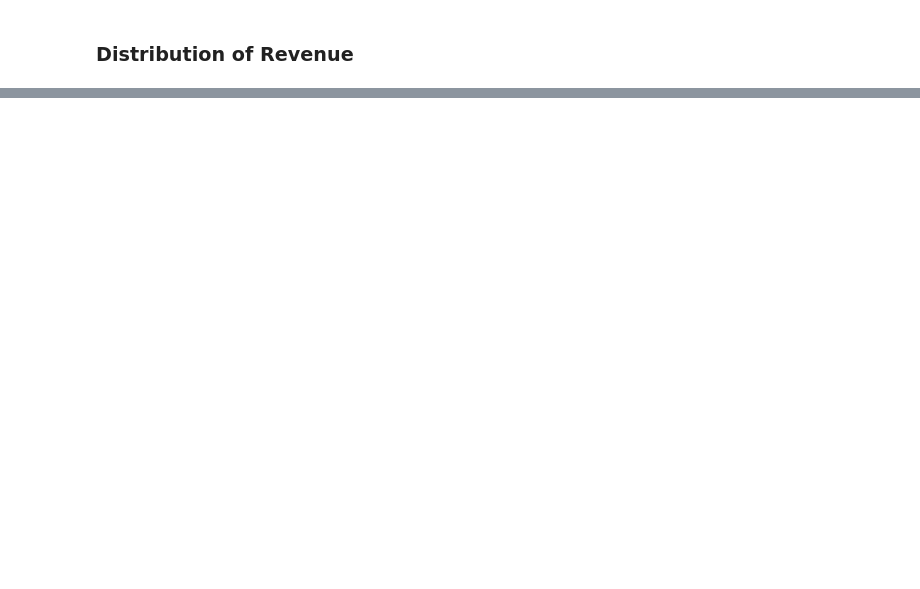
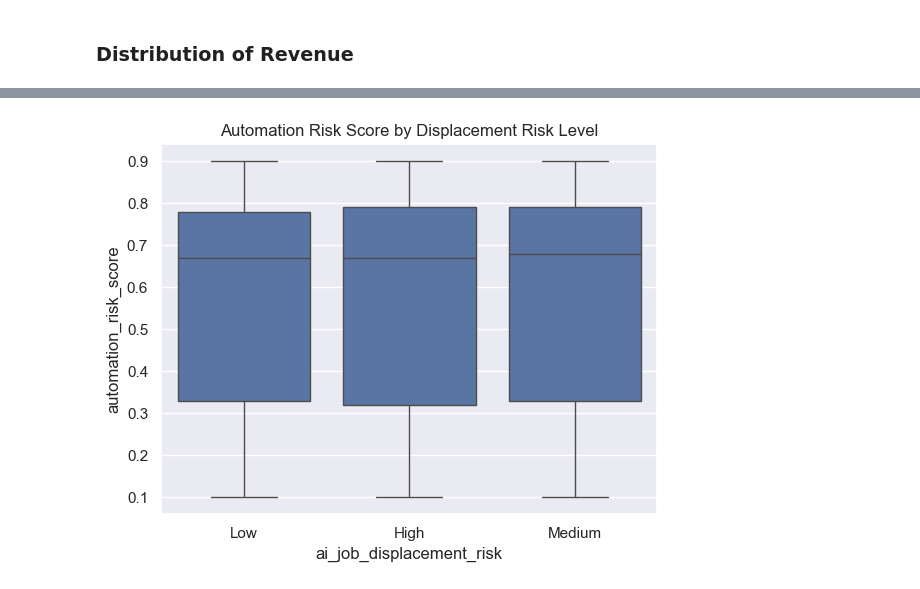
Before and after one commit to AbdulazizSGH/6MY01_ARTI308, a Jupyter notebook: Lab 3.ipynb, the cells around one changed output, grey strips where cells are left out. Cells and saved outputs as stored; diff of their text form; code cells hidden in the pictures; blank space fills up the shorter version.

```diff
--- a/Lab 3.ipynb
+++ b/Lab 3.ipynb
@@ -69,11 +79,9 @@ plt.show()
 # %%
-country_revenue = df.groupby('Country')['Amount'].sum().sort_values(ascending=False)
-
-plt.figure(figsize=(10,5))
-country_revenue.plot(kind='bar')
-plt.title("Total Revenue by Country")
-plt.ylabel("Revenue")
+sns.boxplot(x='ai_job_displacement_risk',
+            y='automation_risk_score',
+            data=df)
+plt.title("Automation Risk Score by Displacement Risk Level")
 plt.show()
-
-country_revenue
+# %% [output]
+[figure, added]
 # %%
```
Also changed, not shown: parts of 18 cells of this notebook.
